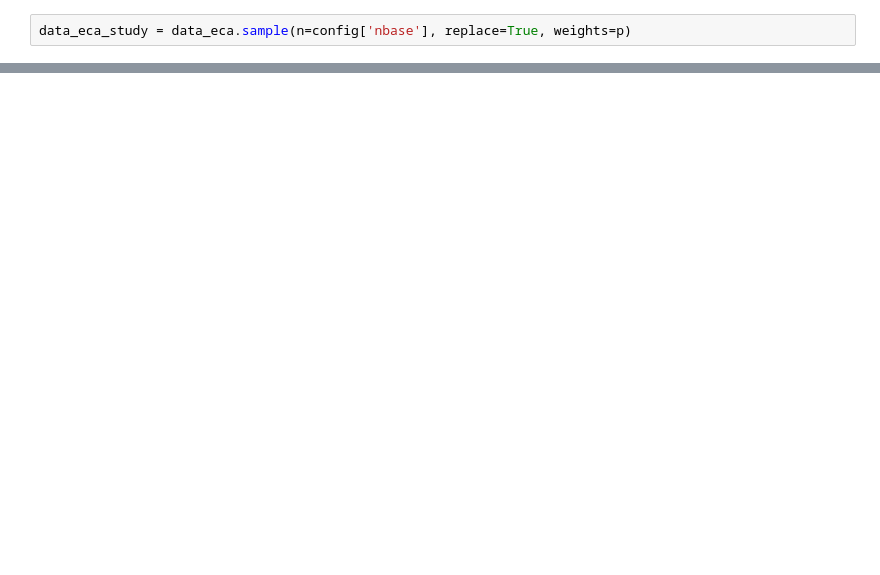
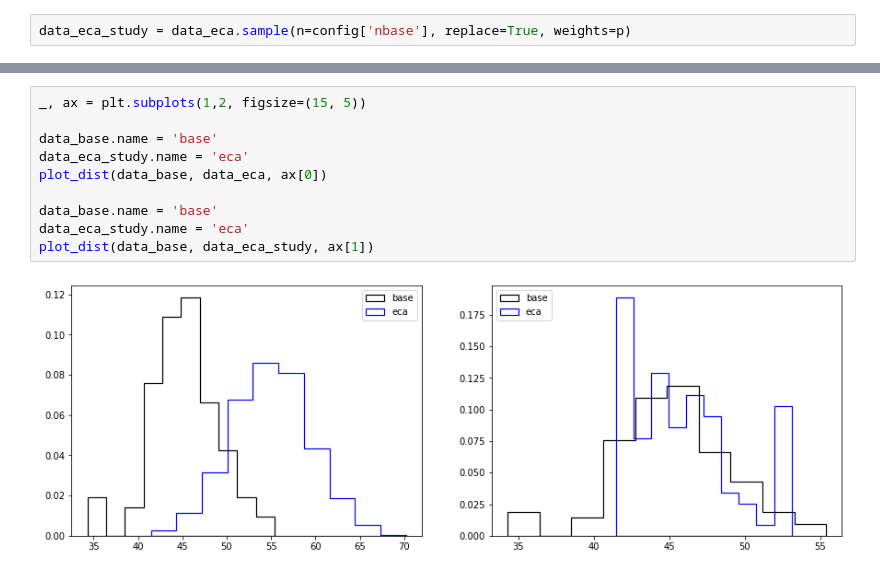
Before and after one commit to csrinesh/balance_cohort, a Jupyter notebook: cohortbalancer.ipynb, the cells around one changed output, grey strips where cells are left out. Saved outputs shown, nothing was run; the diff lists cells and outputs as text; blank space fills up the shorter version.

```diff
--- a/cohortbalancer.ipynb
+++ b/cohortbalancer.ipynb
@@ -211,0 +100,12 @@ for i, col in enumerate(data_base.columns):
+# %%
+_, ax = plt.subplots(1,2, figsize=(15, 5))
+
+data_base.name = 'base'
+data_eca_study.name = 'eca'
+plot_dist(data_base, data_eca, ax[0])
+
+data_base.name = 'base'
+data_eca_study.name = 'eca'
+plot_dist(data_base, data_eca_study, ax[1])
+# %% [output]
+[figure, added]
```
Also changed, not shown: parts of 24 cells of this notebook.
